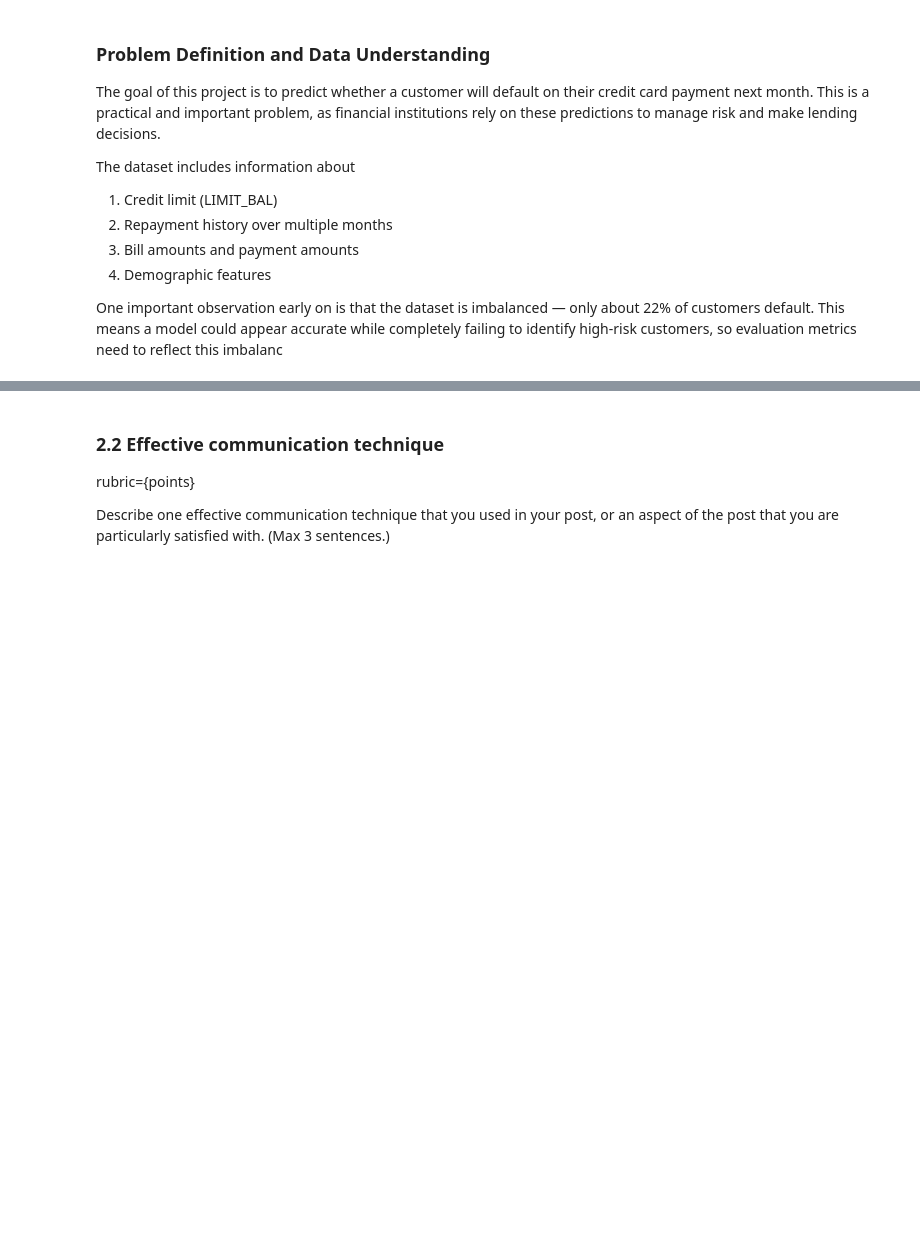
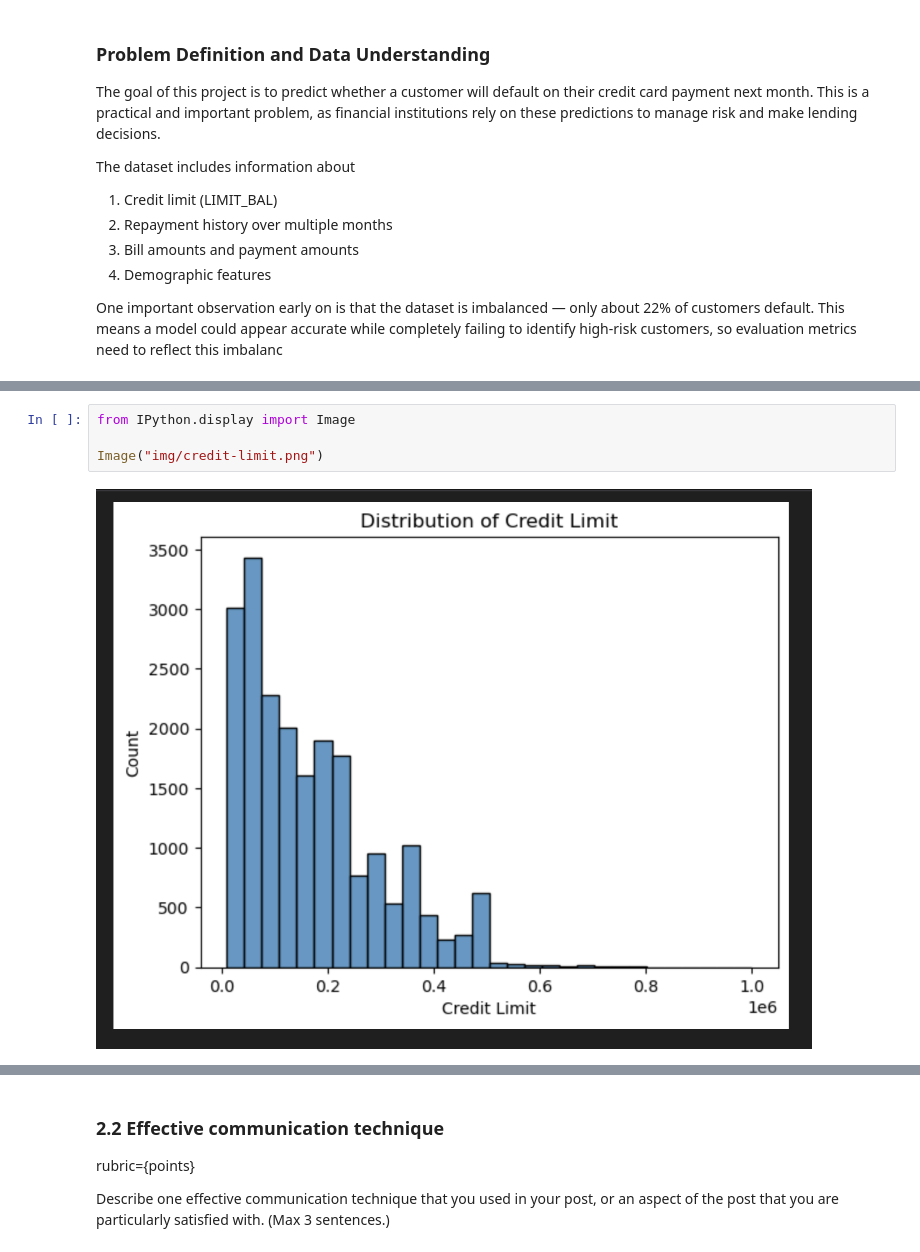
Before and after one commit to reseewan1205-del/hw9, a Jupyter notebook: hw9.ipynb, the cells around one changed output, grey strips where cells are left out. Cells and saved outputs as stored; diff of their text form; blank space fills up the shorter version.

```diff
--- a/hw9.ipynb
+++ b/hw9.ipynb
@@ -245,0 +221,6 @@ One potential improvement would be to incorporate additional features, such as t
+# %%
+from IPython.display import Image
+
+Image("img/credit-limit.png")
+# %% [output]
+[figure, added]
```
Also changed, not shown: parts of 4 cells of this notebook, 3 other files.
